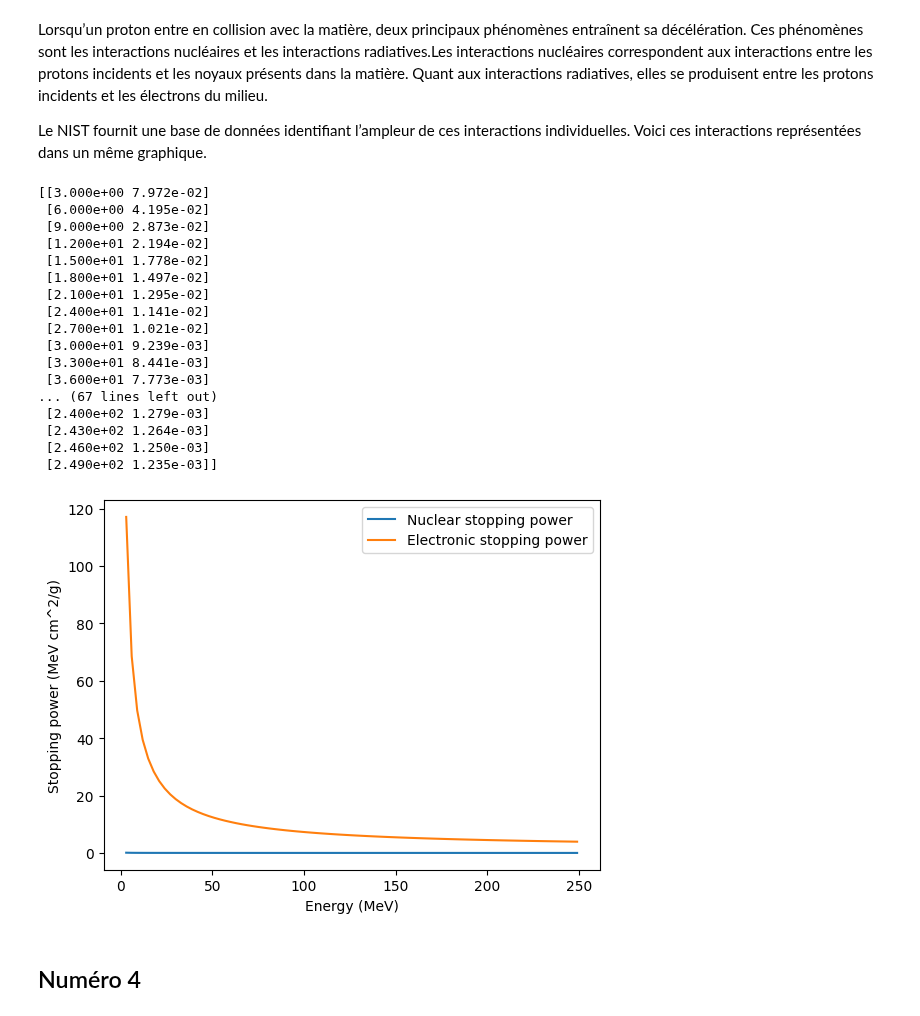
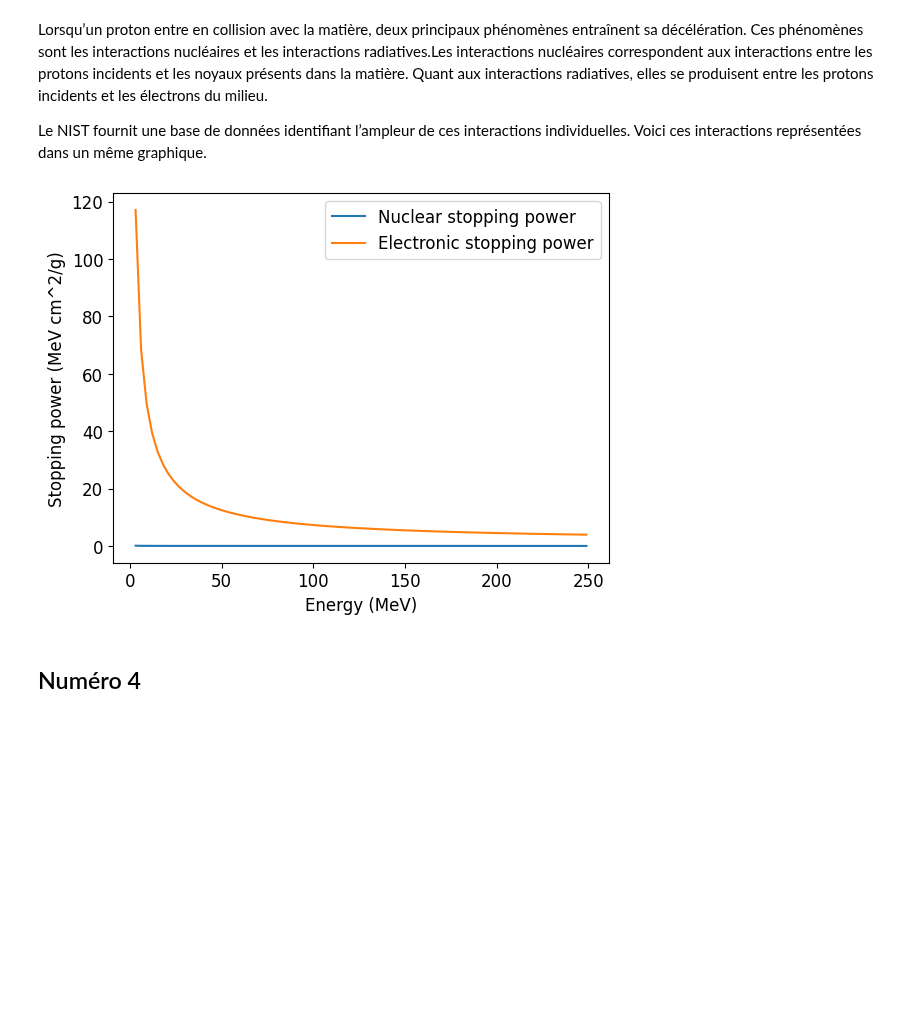
Before and after one commit to thcha67/tp_phys_num, a Jupyter notebook: tp1/tp1.ipynb, the cells around one changed output. Cells and saved outputs as stored; diff of their text form; code cells hidden in the pictures; blank space fills up the shorter version.

Commit message:
added cwd to pstar function

```diff
--- a/tp1/tp1.ipynb
+++ b/tp1/tp1.ipynb
@@ -119,7 +123,8 @@ def read_pstar_data(filename):
         np.ndarray: NumPy array containing the data.
     """
     try:
-        data = np.loadtxt(filename, delimiter=",", dtype=float, skiprows=8, usecols=(0, 1, 2, 3, 4, 5))
+        path = os.getcwd() / Path("data") / Path(filename)
+        data = np.loadtxt(path, delimiter=",", dtype=float, skiprows=8, usecols=(0, 1, 2, 3, 4, 5))
         return data
     except Exception as e:
         print(f"Error reading file: {e}")
@@ -146,27 +151,10 @@ class Medium:
         plt.legend()
         plt.show()
 # %%
-water = Medium(read_pstar_data("/Users/laurentemond/Desktop/PhysNum/tp_phys_num/tp1/waterLiquidStoppingPower.txt"))
+water = Medium(read_pstar_data("waterLiquidStoppingPower.txt"))
 water.graph_all_stoping_power()
 # %% [output]
-[[3.000e+00 7.972e-02]
- [6.000e+00 4.195e-02]
- [9.000e+00 2.873e-02]
- [1.200e+01 2.194e-02]
- [1.500e+01 1.778e-02]
- [1.800e+01 1.497e-02]
- [2.100e+01 1.295e-02]
- [2.400e+01 1.141e-02]
- [2.700e+01 1.021e-02]
- [3.000e+01 9.239e-03]
- [3.300e+01 8.441e-03]
- [3.600e+01 7.773e-03]
-... (67 lines left out)
- [2.400e+02 1.279e-03]
- [2.430e+02 1.264e-03]
- [2.460e+02 1.250e-03]
- [2.490e+02 1.235e-03]]
-[figure, old version]
+[figure, new version]
 # %% [markdown]
 ## Numéro 4
 # %% [markdown]
```
Also changed, not shown: parts of 1 cell of this notebook.
